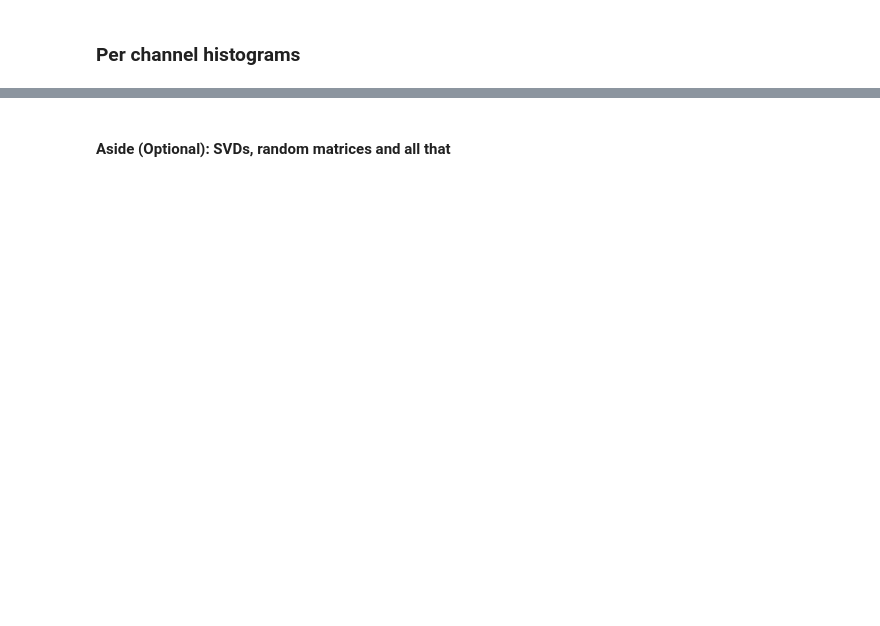
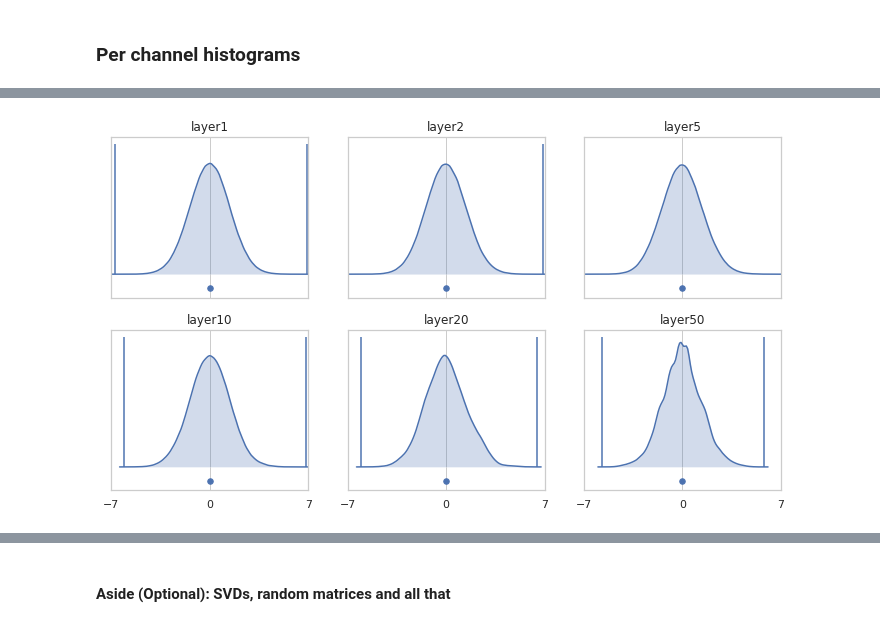
Before and after one commit to aptsunny/Efficient-CIFAR-Series, a Jupyter notebook: notebook/batch_norm_post.ipynb, the cells around one changed output, grey strips where cells are left out. Saved outputs shown, nothing was run; the diff lists cells and outputs as text; code cells hidden in the pictures; blank space fills up the shorter version.

```diff
--- a/batch_norm_post.ipynb
+++ b/notebook/batch_norm_post.ipynb
@@ -941,3 +1070,18 @@ layout([
+# %%
+# new
+model = build_model(net, display_model=False)
+random_batch = {'input': torch.tensor(np.random.randn(512, n_hidden)).to(dtype=torch.float16, device=device)}
+output = model(random_batch)
+
+layers = {f'layer{i}': f'fc{i}' for i in [1,2,5,10,20,50]}
+fig = {name: channel_plot(output[layer].reshape(-1,1), title=name, nchannels=1) for name, layer in layers.items()}
+
+layout([
+    [fig['layer1'], fig['layer2'], fig['layer5']],
+    [fig['layer10'], fig['layer20'], fig['layer50']],
+], sharex=True);
+# %% [output]
+[figure, added]
 # %% [markdown]
 Things get a bit wobbly by layer 50, but generally look how they should.
 
```
Also changed, not shown: parts of 64 cells of this notebook, 17 other files.
